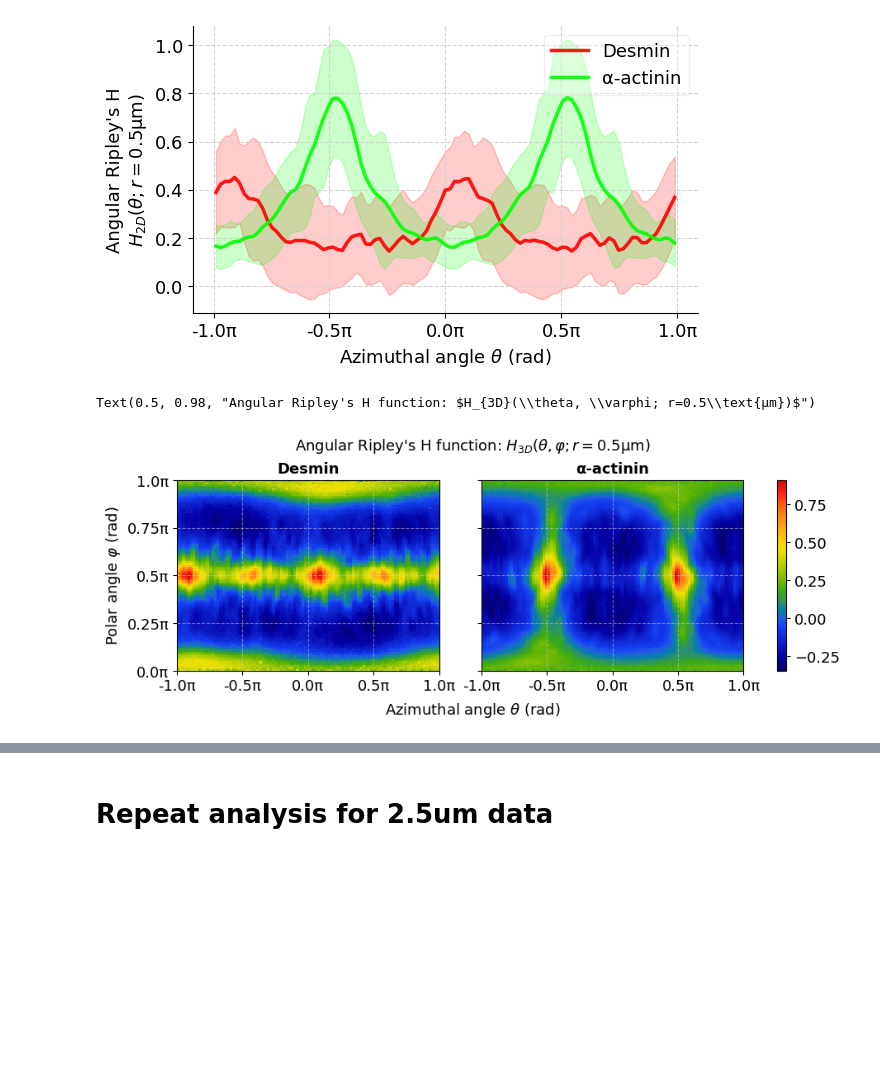
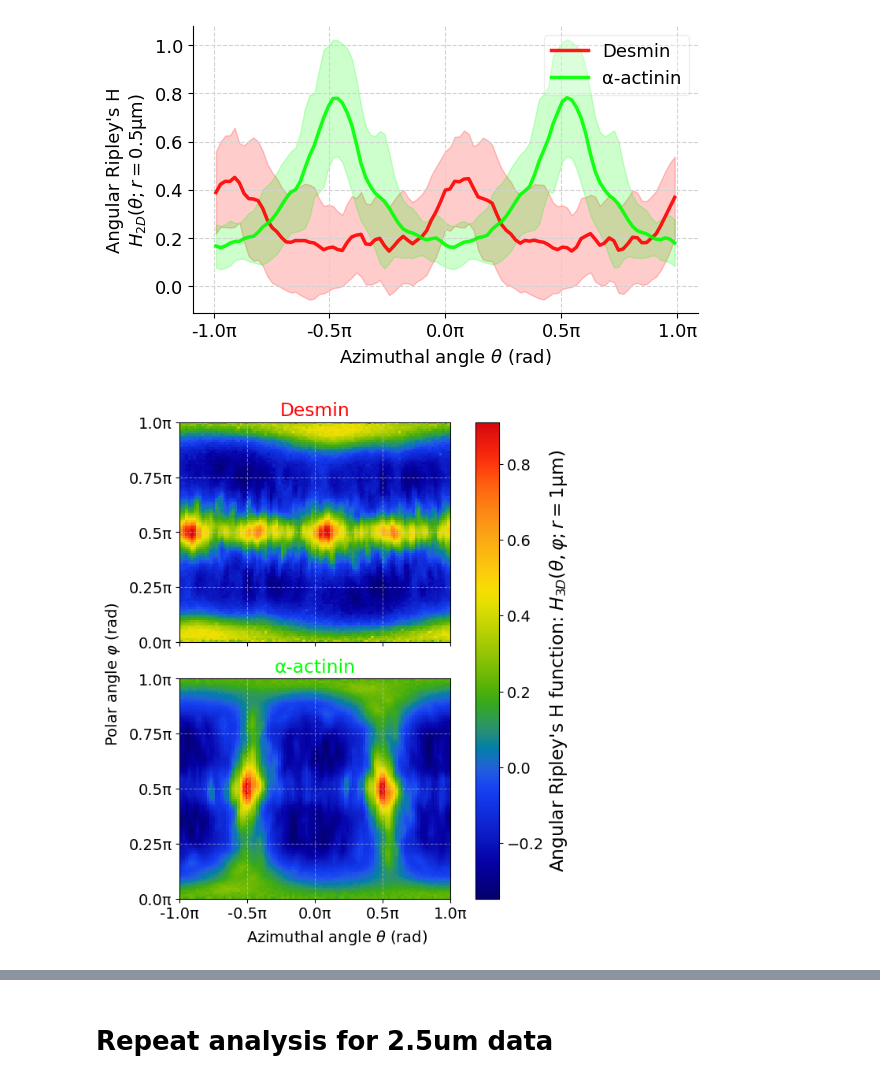
Before and after one commit to Jhko725/ProteinStructureReconstruction.jl, a Jupyter notebook: notebooks/angular_orientation.ipynb, the cells around one changed output, grey strips where cells are left out. Drawn from its saved outputs; the diff is of its cells as text; code cells hidden in the pictures; blank space fills up the shorter version.

```diff
--- a/notebooks/angular_orientation.ipynb
+++ b/notebooks/angular_orientation.ipynb
@@ -251,52 +245,49 @@ ripley_H_3d = {k: [r[k][0] for r in ripley_H_rois_3d] for k in ("desmin", "actin
 bins = ripley_H_rois_3d[0]["desmin"][1]
 bin_centers = [(b[1:] + b[:-1]) / 2 for b in bins]
 # %%
-import colorcet as cc
-
-
 fig, axes = plt.subplots(
-    1, 2, figsize=(9, 3.5), sharey=True, sharex=True, constrained_layout=True
+    2, 1, figsize=(6, 7), sharey=True, sharex=True, constrained_layout=True
 )
+plt.rc("font", size=14)
 for ax, protein in zip(axes, ("desmin", "actinin")):
     mesh = ax.pcolormesh(
         *bins,
         np.mean(ripley_H_3d[protein], axis=0).T,
         cmap=cc.cm.rainbow4,
         # vmin=0,
         # vmax=0.7,
         antialiased=True,
     )
     ax.set_xticks(
         [-np.pi, -0.5 * np.pi, 0, 0.5 * np.pi, np.pi],
         ["-1.0π", "-0.5π", "0.0π", "0.5π", "1.0π"],
     )
     ax.set_yticks(
         [0, 0.25 * np.pi, 0.5 * np.pi, 0.75 * np.pi, np.pi],
         ["0.0π", "0.25π", "0.5π", "0.75π", "1.0π"],
     )
 
     fig.supxlabel("Azimuthal angle " + r"$\theta$" + " (rad)", fontsize="medium")
-    axes[0].set_ylabel("Polar angle " + r"$\varphi$" + " (rad)", fontsize="medium")
+    fig.supylabel("Polar angle " + r"$\varphi$" + " (rad)", fontsize="medium")
     ax.grid(ls="--", color="lightgray", alpha=0.5)
 
     ax.set_title(
         LABEL_DICT[protein],
-        # color=COLOR_DICT[protein],
-        fontsize="medium",
-        fontweight="semibold",
+        color=COLOR_DICT[protein],
+        fontsize="large",
     )
-fig.colorbar(
+cbar = fig.colorbar(
     mesh,
     ax=axes.ravel().tolist(),
     pad=0.03,
+    fraction=0.1,
+)
+cbar.set_label(
+    label="Angular Ripley's H function: " + r"$H_{3D}(\theta, \varphi; r=1\text{μm})$",
+    size="large",
 )
 
-fig.suptitle(
-    "Angular Ripley's H function: " + r"$H_{3D}(\theta, \varphi; r=0.5\text{μm})$",
-    fontsize="medium",
-)
-# fig.savefig("../figures/fig_3/3b/angular_ripley_3d.svg", dpi=500)
+fig.savefig("../figures/fig_3/3b/angular_ripley_3d.svg", dpi=500)
 # %% [output]
-Text(0.5, 0.98, "Angular Ripley's H function: $H_{3D}(\\theta, \\varphi; r=0.5\\text{μm})$")
-[figure, old version]
+[figure, new version]
 # %%
```
Also changed, not shown: parts of 17 cells of this notebook, 1 other file.
